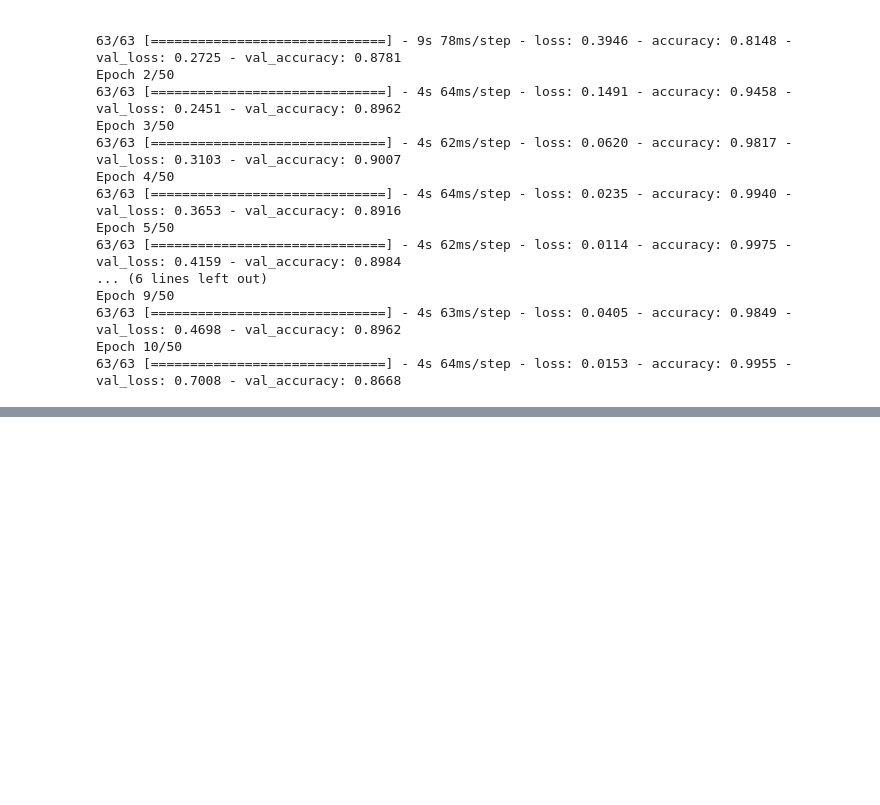
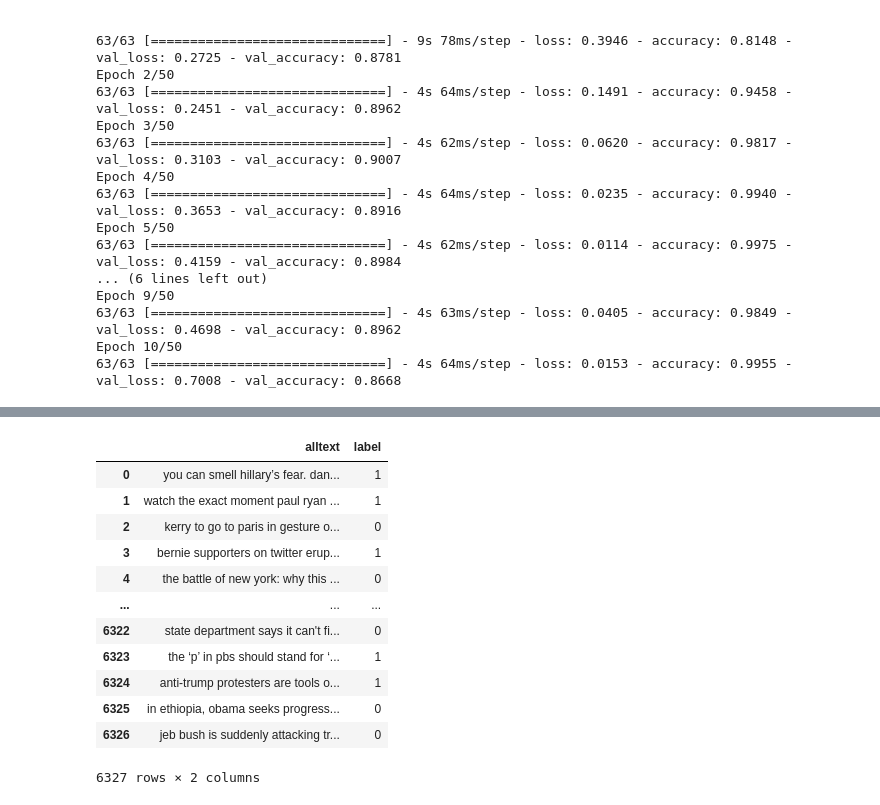
Before and after one commit to QianZeHao123/Text-Mining-and-Language-Analysis, a Jupyter notebook: workshop8/main.ipynb, the cells around one changed output, grey strips where cells are left out. Drawn from its saved outputs; the diff is of its cells as text; code cells hidden in the pictures; blank space fills up the shorter version.

```diff
--- a/workshop8/main.ipynb
+++ b/workshop8/main.ipynb
@@ -157,0 +334,16 @@ Epoch 10/50
+# %%
+df
+# %% [output]
+|  | alltext | label |
+| 0 | you can smell hillary’s fear. dan... | 1 |
+| 1 | watch the exact moment paul ryan ... | 1 |
+| 2 | kerry to go to paris in gesture o... | 0 |
+| 3 | bernie supporters on twitter erup... | 1 |
+| 4 | the battle of new york: why this ... | 0 |
+| ... | ... | ... |
+| 6322 | state department says it can't fi... | 0 |
+| 6323 | the ‘p’ in pbs should stand for ‘... | 1 |
+| 6324 | anti-trump protesters are tools o... | 1 |
+| 6325 | in ethiopia, obama seeks progress... | 0 |
+| 6326 | jeb bush is suddenly attacking tr... | 0 |
+6327 rows × 2 columns
```
Also changed, not shown: parts of 14 cells of this notebook, 1 other file.
